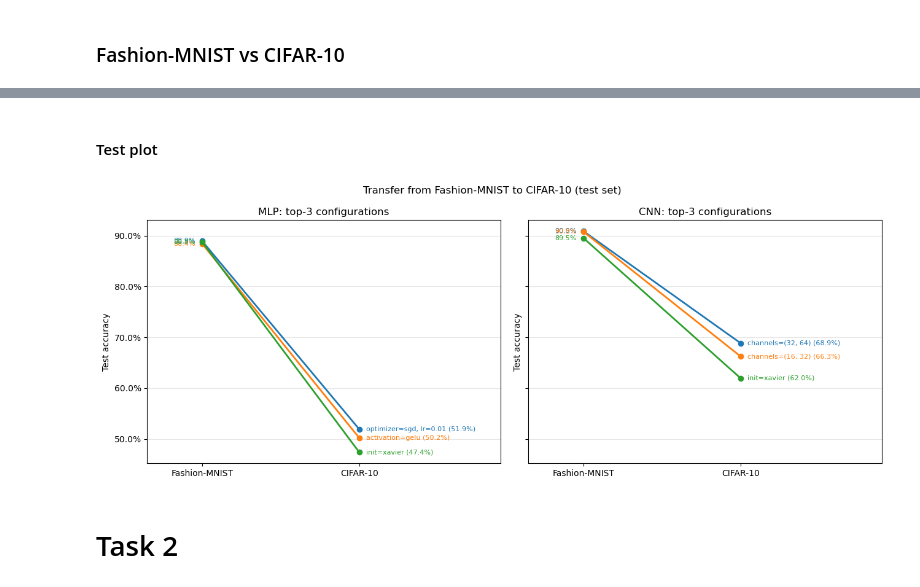
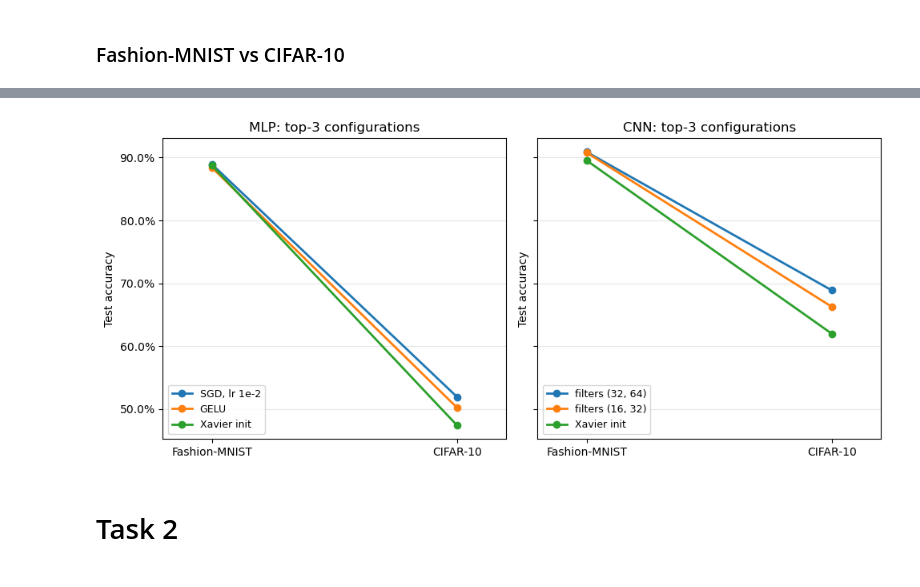
Before and after one commit to LucasNovelli/deepLearningAssignment1, a Jupyter notebook: deeplearning.ipynb, the cells around one changed output, grey strips where cells are left out. Cells and saved outputs as stored; diff of their text form; code cells hidden in the pictures.

```diff
--- a/deeplearning.ipynb
+++ b/deeplearning.ipynb
@@ -970,38 +923,31 @@ plt.show()
-# %% [markdown]
-#### Test plot
-# %%
-# Transfer of the top-3 configurations: test accuracy on Fashion-MNIST vs CIFAR-10
-def plot_transfer_test(ax, df_test, model_type, title):
-    d = df_test[df_test["model"] == model_type]
-
-    for rank, name in enumerate(d["name"].unique()):          # same order as the top-3 (rank 1, 2, 3)
-        fmnist = d[(d["name"] == name) & (d["dataset"] == "Fashion-MNIST")]["test_acc"].iloc[0]
-        cifar = d[(d["name"] == name) & (d["dataset"] == "CIFAR-10")]["test_acc"].iloc[0]
-        color = plt.cm.tab10.colors[rank]
-        ax.plot([0, 1], [fmnist, cifar], marker="o", color=color, linewidth=2)
-        ax.annotate(f"{name} ({cifar:.1%})", xy=(1, cifar), xytext=(8, 0),
-                    textcoords="offset points", va="center", fontsize=8, color=color)
-        ax.annotate(f"{fmnist:.1%}", xy=(0, fmnist), xytext=(-8, 0),
-                    textcoords="offset points", va="center", ha="right", fontsize=8, color=color)
-
-    ax.set_xticks([0, 1])
-    ax.set_xticklabels(["Fashion-MNIST", "CIFAR-10"])
-    ax.set_xlim(-0.35, 1.9)
-    ax.yaxis.set_major_formatter(PercentFormatter(1.0))
-    ax.set_ylabel("Test accuracy")
-    ax.set_title(title)
-    ax.grid(axis="y", alpha=0.3)
-
-fig, axes = plt.subplots(1, 2, figsize=(13, 5), sharey=True)
-plot_transfer_test(axes[0], df_test, "MLP", "MLP: top-3 configurations")
-plot_transfer_test(axes[1], df_test, "CNN", "CNN: top-3 configurations")
-
-fig.suptitle("Transfer from Fashion-MNIST to CIFAR-10 (test set)")
-fig.tight_layout()
-fig.savefig("figures/transfer_fmnist_cifar_test.png", dpi=150, bbox_inches="tight")
-plt.show()
-# %% [output]
-[figure, removed]
+# %%
+def plot_transfer_test(ax, df_test, model_type, title):
+    d = df_test[df_test["model"] == model_type]
+
+    for rank, name in enumerate(d["name"].unique()):          # same order as the top-3 (rank 1, 2, 3)
+        fmnist = d[(d["name"] == name) & (d["dataset"] == "Fashion-MNIST")]["test_acc"].iloc[0]
+        cifar = d[(d["name"] == name) & (d["dataset"] == "CIFAR-10")]["test_acc"].iloc[0]
+        ax.plot([0, 1], [fmnist, cifar], marker="o", color=plt.cm.tab10.colors[rank], linewidth=2,
+                label=format_label(name))
+
+    ax.set_xticks([0, 1])
+    ax.set_xticklabels(["Fashion-MNIST", "CIFAR-10"])
+    ax.set_xlim(-0.2, 1.2)
+    ax.yaxis.set_major_formatter(PercentFormatter(1.0))
+    ax.set_ylabel("Test accuracy")
+    ax.set_title(title)
+    ax.grid(axis="y", alpha=0.3)
+    ax.legend(fontsize=9, loc="lower left")
+
+fig, axes = plt.subplots(1, 2, figsize=(10, 4.5), sharey=True)
+plot_transfer_test(axes[0], df_test, "MLP", "MLP: top-3 configurations")
+plot_transfer_test(axes[1], df_test, "CNN", "CNN: top-3 configurations")
+
+fig.tight_layout()
+fig.savefig("figures/transfer_fmnist_cifar_test.png", dpi=150, bbox_inches="tight")
+plt.show()
+# %% [output]
+[figure, added]
 # %% [markdown]
 # Task 2
 # %%
```
Also changed, not shown: parts of 7 cells of this notebook, 3 other files.
